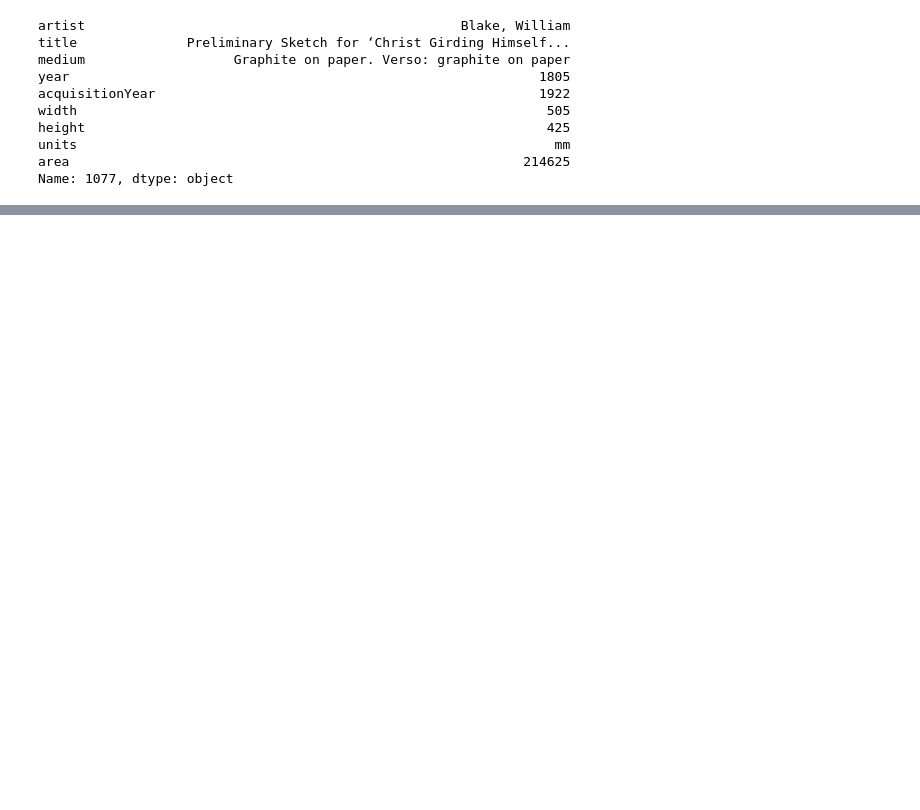
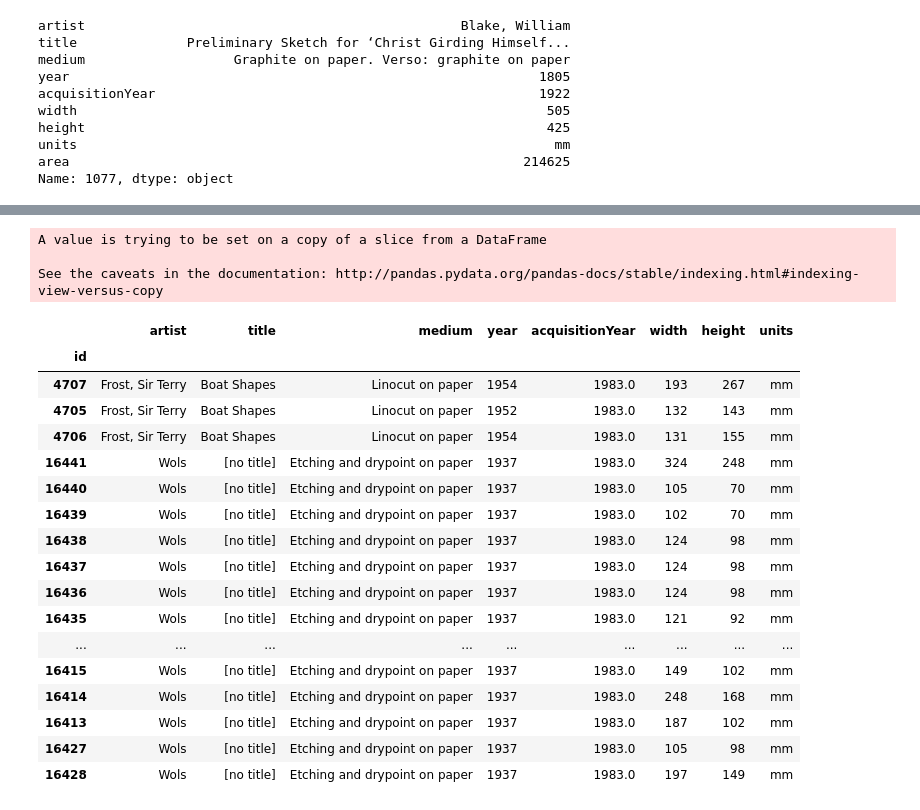
Before and after one commit to ragalaa/Directory, a Jupyter notebook: Pandas_Dataframe_basics.ipynb, the cells around one changed output, grey strips where cells are left out. Saved outputs shown, nothing was run; the diff lists cells and outputs as text; code cells hidden in the pictures; blank space fills up the shorter version.

```diff
--- a/Pandas_Dataframe_basics.ipynb
+++ b/Pandas_Dataframe_basics.ipynb
@@ -310,0 +430,34 @@ Name: 1077, dtype: object
+# %%
+##filter
+grouped_titles = Small_Data.groupby('title')
+title_counts = grouped_titles.size().sort_values(ascending=False)
+title_counts
+## condition
+
+condition = lambda X: len(X.index) > 1
+dup_titles_df = grouped_titles.filter(condition)
+dup_titles_df.sort_values('title',inplace= True)
+
+dup_titles_df
+# %% [output]
+A value is trying to be set on a copy of a slice from a DataFrame
+
+See the caveats in the documentation: http://pandas.pydata.org/pandas-docs/stable/indexing.html#indexing-view-versus-copy
+|  | artist | title | medium | year | acquisitionYear | width | height | units |
+| id |  |  |  |  |  |  |  |  |
+| 4707 | Frost, Sir Terry | Boat Shapes | Linocut on paper | 1954 | 1983.0 | 193 | 267 | mm |
+| 4705 | Frost, Sir Terry | Boat Shapes | Linocut on paper | 1952 | 1983.0 | 132 | 143 | mm |
+| 4706 | Frost, Sir Terry | Boat Shapes | Linocut on paper | 1954 | 1983.0 | 131 | 155 | mm |
+| 16441 | Wols | [no title] | Etching and drypoint on paper | 1937 | 1983.0 | 324 | 248 | mm |
+| 16440 | Wols | [no title] | Etching and drypoint on paper | 1937 | 1983.0 | 105 | 70 | mm |
+| 16439 | Wols | [no title] | Etching and drypoint on paper | 1937 | 1983.0 | 102 | 70 | mm |
+| 16438 | Wols | [no title] | Etching and drypoint on paper | 1937 | 1983.0 | 124 | 98 | mm |
+| 16437 | Wols | [no title] | Etching and drypoint on paper | 1937 | 1983.0 | 124 | 98 | mm |
+| 16436 | Wols | [no title] | Etching and drypoint on paper | 1937 | 1983.0 | 124 | 98 | mm |
+| 16435 | Wols | [no title] | Etching and drypoint on paper | 1937 | 1983.0 | 121 | 92 | mm |
+| ... | ... | ... | ... | ... | ... | ... | ... | ... |
+| 16415 | Wols | [no title] | Etching and drypoint on paper | 1937 | 1983.0 | 149 | 102 | mm |
+| 16414 | Wols | [no title] | Etching and drypoint on paper | 1937 | 1983.0 | 248 | 168 | mm |
+| 16413 | Wols | [no title] | Etching and drypoint on paper | 1937 | 1983.0 | 187 | 102 | mm |
+| 16427 | Wols | [no title] | Etching and drypoint on paper | 1937 | 1983.0 | 105 | 98 | mm |
+| 16428 | Wols | [no title] | Etching and drypoint on paper | 1937 | 1983.0 | 197 | 149 | mm |
```
Also changed, not shown: parts of 12 cells of this notebook.
